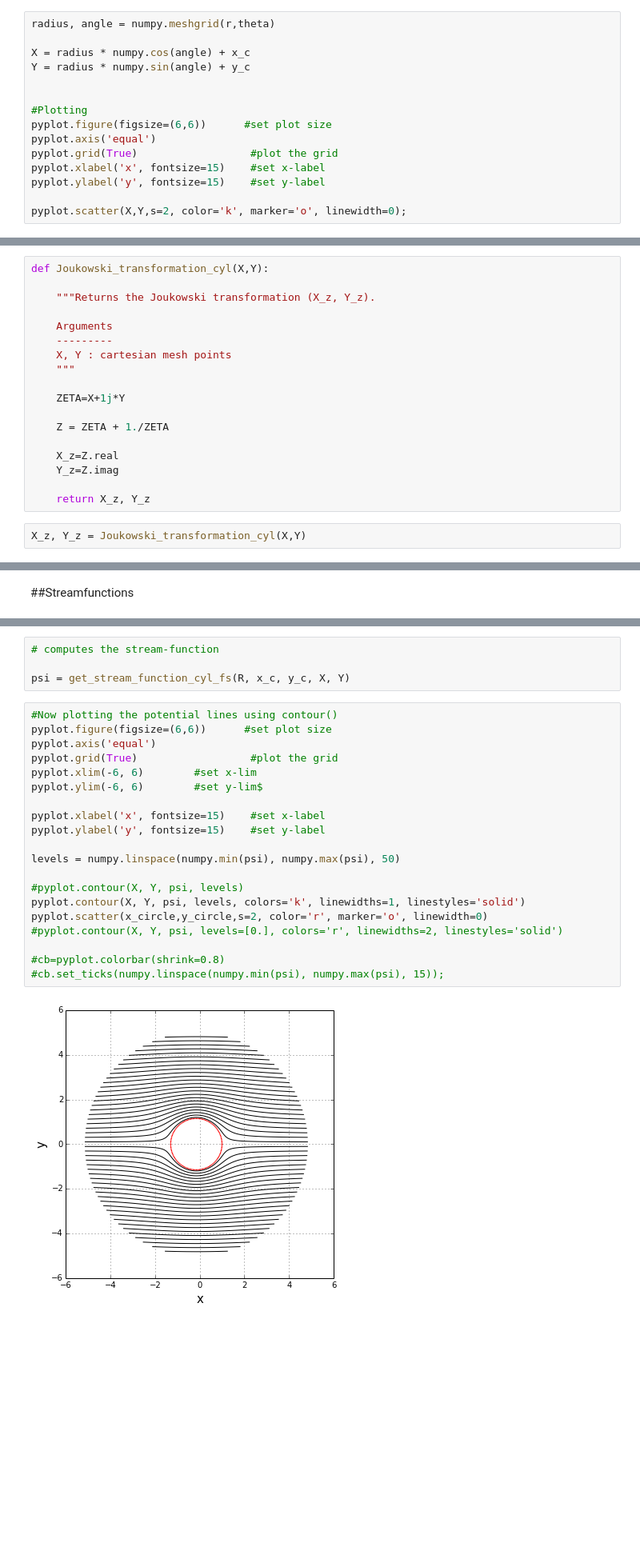
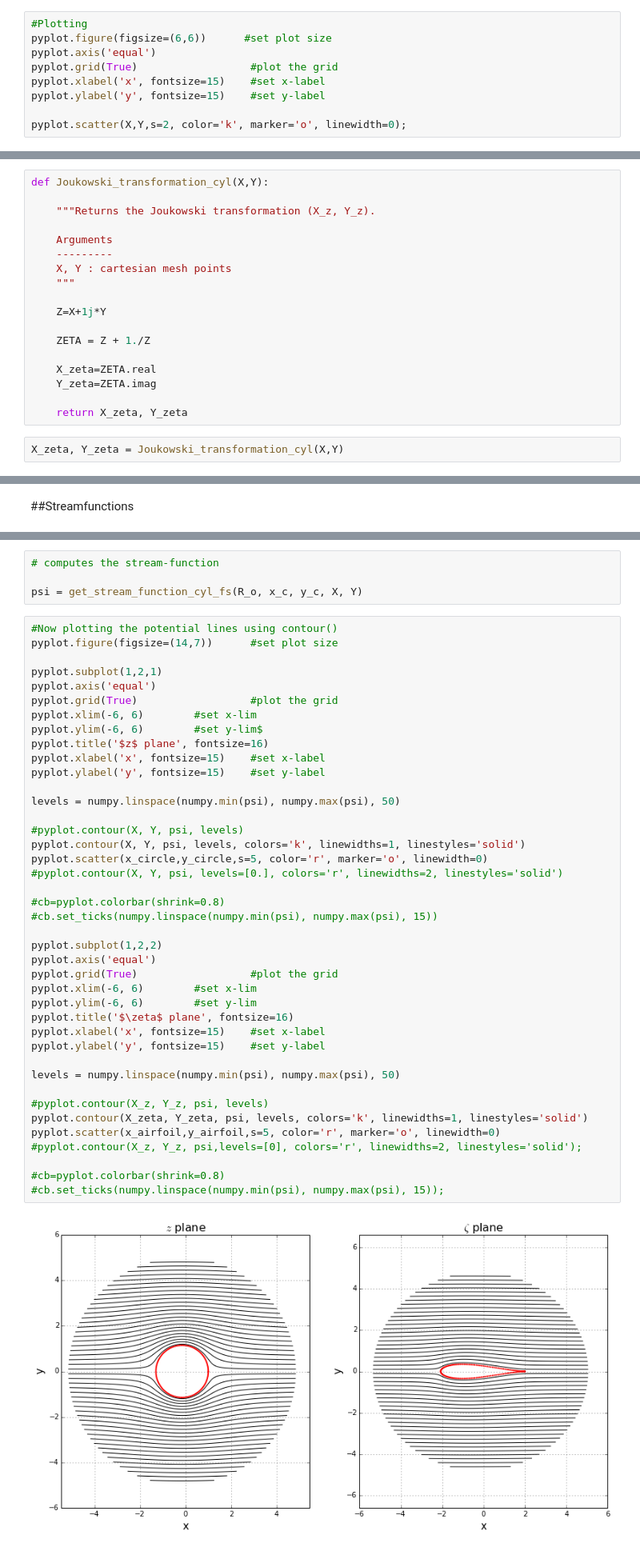
Before and after one commit to engamohd/AeroPython, a Jupyter notebook: my_codes/JT_cylindrical_mesh.ipynb, the cells around one changed output, grey strips where cells are left out. Shown at 80% size. Drawn from its saved outputs; the diff is of its cells as text; blank space fills up the shorter version.

Commit message:
Fixing bugs and plotting velocity field

```diff
--- a/my_codes/JT_cylindrical_mesh.ipynb
+++ b/my_codes/JT_cylindrical_mesh.ipynb
@@ -44,10 +51,4 @@ x_circle, y_circle , x_airfoil, y_airfoil = JT_circle(R, theta, x_c, y_c)
 # %%
-radius, angle = numpy.meshgrid(r,theta)
-
-X = radius * numpy.cos(angle) + x_c
-Y = radius * numpy.sin(angle) + y_c
-
-
 #Plotting
 pyplot.figure(figsize=(6,6))      #set plot size
 pyplot.axis('equal')
@@ -68,16 +69,16 @@ def Joukowski_transformation_cyl(X,Y):
     X, Y : cartesian mesh points
     """
 
-    ZETA=X+1j*Y
+    Z=X+1j*Y
 
-    Z = ZETA + 1./ZETA
+    ZETA = Z + 1./Z
 
-    X_z=Z.real
-    Y_z=Z.imag
+    X_zeta=ZETA.real
+    Y_zeta=ZETA.imag
 
-    return X_z, Y_z
+    return X_zeta, Y_zeta
 # %%
-X_z, Y_z = Joukowski_transformation_cyl(X,Y)
+X_zeta, Y_zeta = Joukowski_transformation_cyl(X,Y)
 # %%
 #Plotting
 pyplot.figure(figsize=(6,6))      #set plot size
@@ -110,26 +111,47 @@ def get_stream_function_cyl_fs(R, x_cy, y_cy, X, Y):
 # %%
 # computes the stream-function
 
-psi = get_stream_function_cyl_fs(R, x_c, y_c, X, Y)
+psi = get_stream_function_cyl_fs(R_o, x_c, y_c, X, Y)
 # %%
 #Now plotting the potential lines using contour()
-pyplot.figure(figsize=(6,6))      #set plot size
+pyplot.figure(figsize=(14,7))      #set plot size
+
+pyplot.subplot(1,2,1)
 pyplot.axis('equal')
 pyplot.grid(True)                  #plot the grid
 pyplot.xlim(-6, 6)        #set x-lim
 pyplot.ylim(-6, 6)        #set y-lim$
-
+pyplot.title('$z$ plane', fontsize=16)
 pyplot.xlabel('x', fontsize=15)    #set x-label
 pyplot.ylabel('y', fontsize=15)    #set y-label
 
 levels = numpy.linspace(numpy.min(psi), numpy.max(psi), 50)
 
 #pyplot.contour(X, Y, psi, levels)
 pyplot.contour(X, Y, psi, levels, colors='k', linewidths=1, linestyles='solid')
-pyplot.scatter(x_circle,y_circle,s=2, color='r', marker='o', linewidth=0)
+pyplot.scatter(x_circle,y_circle,s=5, color='r', marker='o', linewidth=0)
 #pyplot.contour(X, Y, psi, levels=[0.], colors='r', linewidths=2, linestyles='solid')
 
 #cb=pyplot.colorbar(shrink=0.8)
+#cb.set_ticks(numpy.linspace(numpy.min(psi), numpy.max(psi), 15))
+
+pyplot.subplot(1,2,2)
+pyplot.axis('equal')
+pyplot.grid(True)                  #plot the grid
+pyplot.xlim(-6, 6)        #set x-lim
+pyplot.ylim(-6, 6)        #set y-lim
+pyplot.title('$\zeta$ plane', fontsize=16)
+pyplot.xlabel('x', fontsize=15)    #set x-label
+pyplot.ylabel('y', fontsize=15)    #set y-label
+
+levels = numpy.linspace(numpy.min(psi), numpy.max(psi), 50)
+
+#pyplot.contour(X_z, Y_z, psi, levels)
+pyplot.contour(X_zeta, Y_zeta, psi, levels, colors='k', linewidths=1, linestyles='solid')
+pyplot.scatter(x_airfoil,y_airfoil,s=5, color='r', marker='o', linewidth=0)
+#pyplot.contour(X_z, Y_z, psi,levels=[0], colors='r', linewidths=2, linestyles='solid');
+
+#cb=pyplot.colorbar(shrink=0.8)
 #cb.set_ticks(numpy.linspace(numpy.min(psi), numpy.max(psi), 15));
 # %% [output]
-[figure, old version]
+[figure, new version]
```
Also changed, not shown: parts of 13 cells of this notebook.
